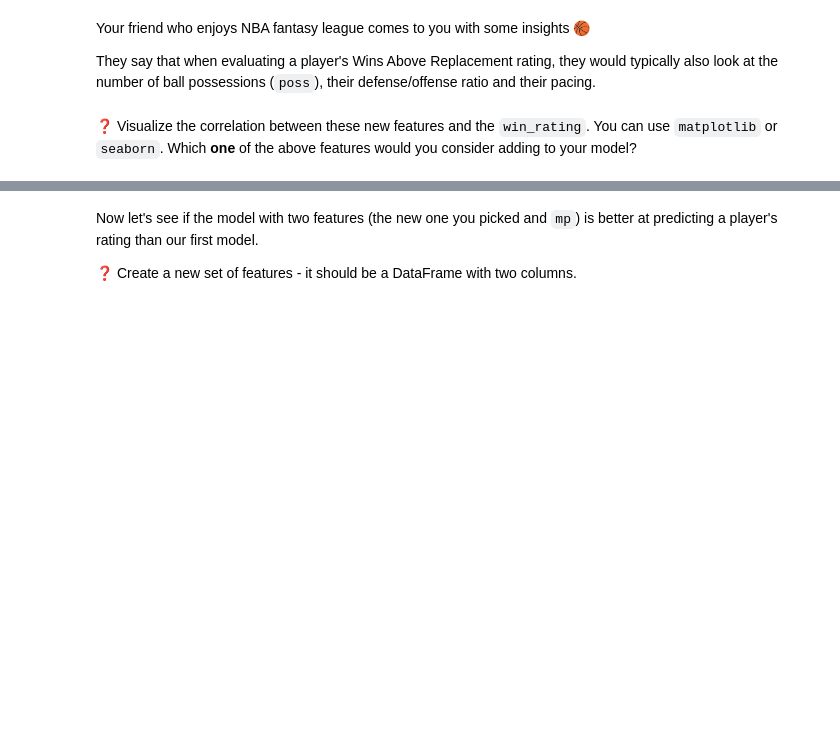
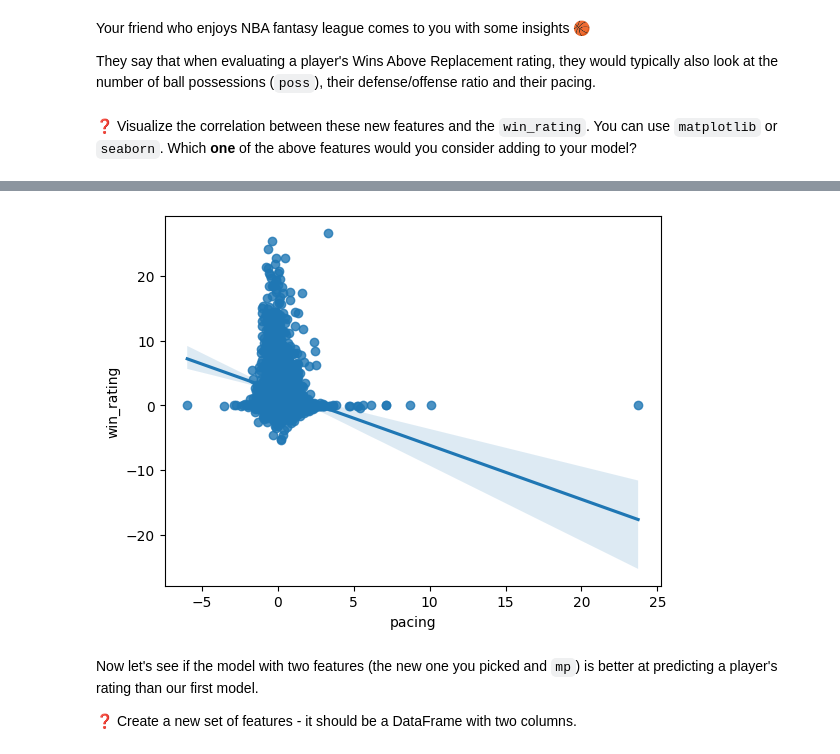
Before and after one commit to cidamla/data-linear-regression, a Jupyter notebook: Linear_Regression.ipynb, the cells around one changed output, grey strips where cells are left out. Cells and saved outputs as stored; diff of their text form; code cells hidden in the pictures; blank space fills up the shorter version.

```diff
--- a/Linear_Regression.ipynb
+++ b/Linear_Regression.ipynb
@@ -315,3 +253,7 @@ data.head(5)
+# %%
+sns.regplot(x='pacing', y='win_rating', data=nba_data);
+# %% [output]
+[figure, added]
 # %% [markdown]
 Now let's see if the model with two features (the new one you picked and `mp`) is better at predicting a player's rating than our first model.
 
```
Also changed, not shown: parts of 34 cells of this notebook, 4 other files.
